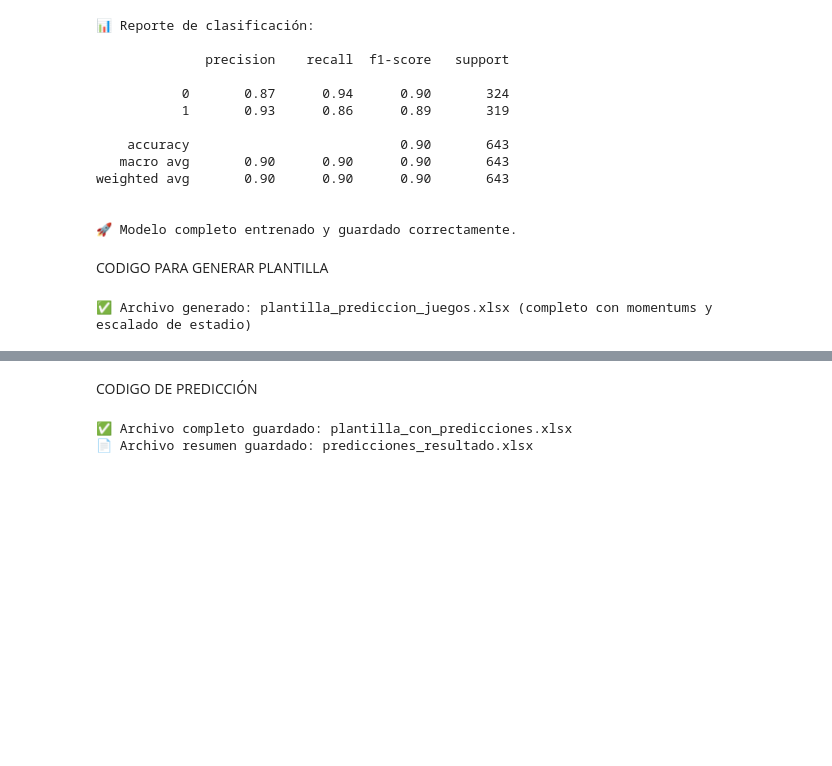
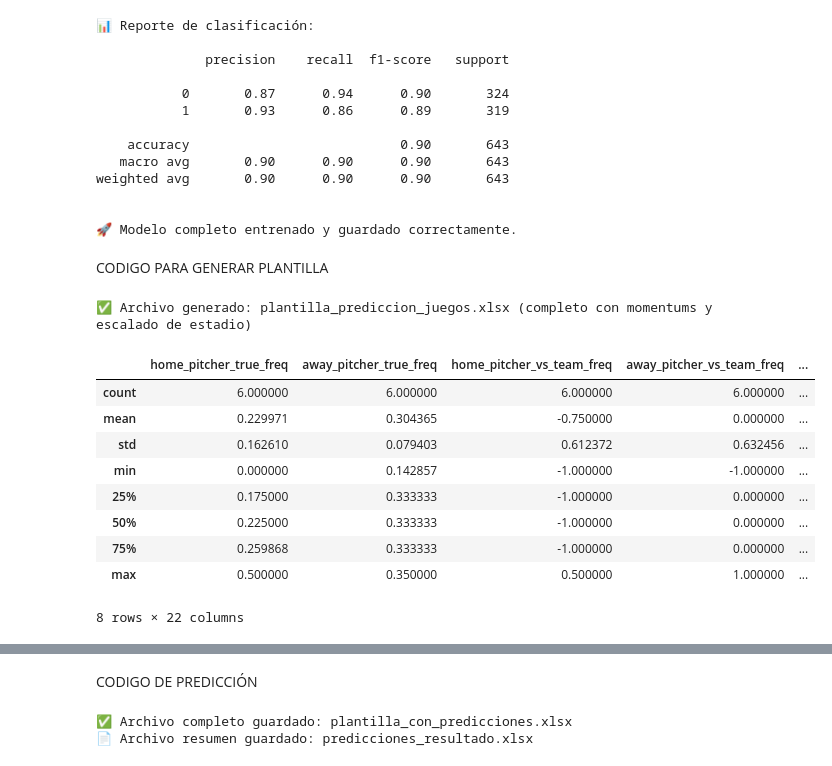
Before and after one commit to depresionTropical/mlb_1_inning, a Jupyter notebook: entrenar_modelo_mlb_predicciones_team_freq.ipynb, the cells around one changed output, grey strips where cells are left out. Drawn from its saved outputs; the diff is of its cells as text; code cells hidden in the pictures; blank space fills up the shorter version.

```diff
--- a/entrenar_modelo_mlb_predicciones_team_freq.ipynb
+++ b/entrenar_modelo_mlb_predicciones_team_freq.ipynb
@@ -11,8 +11,8 @@ import joblib
 import json
 
 # CARGAR DATASETS
-df_games = pd.read_csv("C:/Users/Alejandro Verdugo/Desktop/MLB Statistics/2024-2025/mlb_games_2024_full.csv")
-df_pitchers = pd.read_csv("C:/Users/Alejandro Verdugo/Desktop/MLB Statistics/2024-2025/mlb_pitchers_2024.csv")
+df_games = pd.read_csv("./data/mlb_games_2024_full.csv")
+df_pitchers = pd.read_csv("./data/mlb_pitchers_2024.csv")
 
 # CREAR TARGET
 df_target = df_games.groupby("game_id")[["inning_1_home", "inning_1_away"]].sum().reset_index()
@@ -215,9 +215,9 @@ print("\n📊 Reporte de clasificación:\n")
 print(classification_report(y_test, modelo.predict(X_test)))
 
 # GUARDAR MODELO Y FEATURES
-joblib.dump(modelo, "modelo_1ra_entrada_rf_completo.pkl")
-with open("columnas_modelo_completo.json", "w") as f:
-    json.dump(features, f)
+# joblib.dump(modelo, "modelo_1ra_entrada_rf_completo.pkl")
+# with open("columnas_modelo_completo.json", "w") as f:
+    # json.dump(features, f)
 
 print("\n🚀 Modelo completo entrenado y guardado correctamente.")
 # %% [output]
@@ -280,8 +282,8 @@ for date in data.get('dates', []):
 df_api = pd.DataFrame(games_api)
 
 # CARGAR ARCHIVOS HISTÓRICOS
-games_df = pd.read_csv("C:/Users/Alejandro Verdugo/Desktop/MLB Statistics/2024-2025/mlb_games_2024_full.csv")
-pitchers_df = pd.read_csv("C:/Users/Alejandro Verdugo/Desktop/MLB Statistics/2024-2025/mlb_pitchers_2024.csv")
+games_df = pd.read_csv("./data/mlb_games_2024_full.csv")
+pitchers_df = pd.read_csv("./data/mlb_pitchers_2024.csv")
 
 games_df['date'] = pd.to_datetime(games_df['date'], errors='coerce', dayfirst=True)
 pitchers_df['date'] = pd.to_datetime(pitchers_df['date'], errors='coerce', dayfirst=True)
@@ -446,3 +448,16 @@ final_df.to_excel("plantilla_prediccion_juegos.xlsx", index=False)
 print("✅ Archivo generado: plantilla_prediccion_juegos.xlsx (completo con momentums y escalado de estadio)")
 # %% [output]
 ✅ Archivo generado: plantilla_prediccion_juegos.xlsx (completo con momentums y escalado de estadio)
+# %%
+final_df.describe()
+# %% [output]
+|  | home_pitcher_true_freq | away_pitcher_true_freq | home_pitcher_vs_team_freq | away_pitcher_vs_team_freq | ... |
+| count | 6.000000 | 6.000000 | 6.000000 | 6.000000 | ... |
+| mean | 0.229971 | 0.304365 | -0.750000 | 0.000000 | ... |
+| std | 0.162610 | 0.079403 | 0.612372 | 0.632456 | ... |
+| min | 0.000000 | 0.142857 | -1.000000 | -1.000000 | ... |
+| 25% | 0.175000 | 0.333333 | -1.000000 | 0.000000 | ... |
+| 50% | 0.225000 | 0.333333 | -1.000000 | 0.000000 | ... |
+| 75% | 0.259868 | 0.333333 | -1.000000 | 0.000000 | ... |
+| max | 0.500000 | 0.350000 | 0.500000 | 1.000000 | ... |
+8 rows × 22 columns
```
Also changed, not shown: parts of 3 cells of this notebook, 8 other files.
